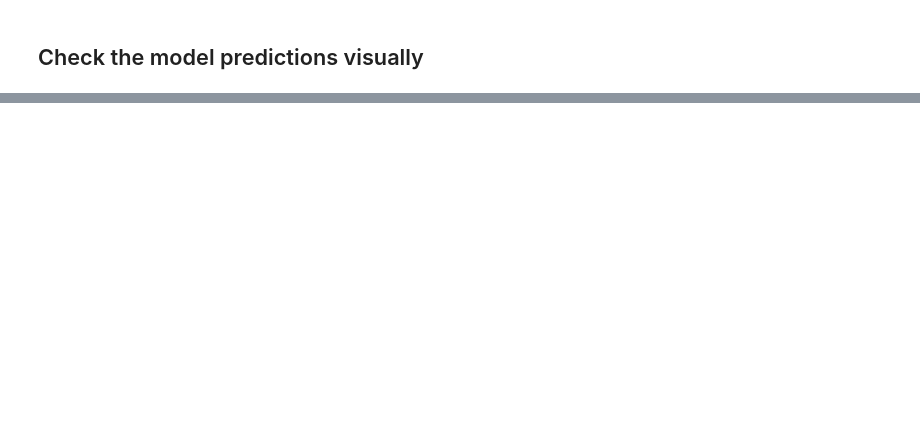
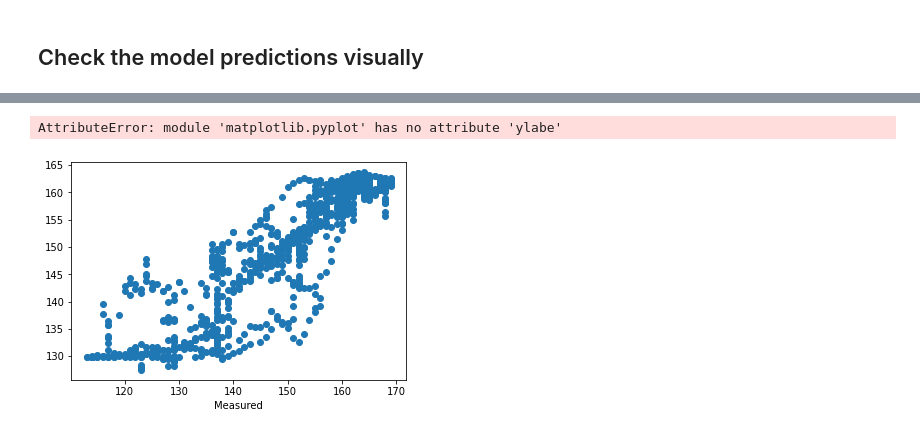
Before and after one commit to rikluost/athlete_hr_predict, a Jupyter notebook: 10_generator_and_model.ipynb, the cells around one changed output, grey strips where cells are left out. Saved outputs shown, nothing was run; the diff lists cells and outputs as text; code cells hidden in the pictures; blank space fills up the shorter version.

```diff
--- a/10_generator_and_model.ipynb
+++ b/10_generator_and_model.ipynb
@@ -317,0 +323,7 @@ for x, y in dataset_test.take(15):
+# %%
+plt.scatter(d['measured'], d['predicted'])
+plt.xlabel('Measured')
+plt.ylabe('Predicted')
+# %% [output]
+AttributeError: module 'matplotlib.pyplot' has no attribute 'ylabe'
+[figure, added]
```
Also changed, not shown: parts of 18 cells of this notebook, 13 other files.
